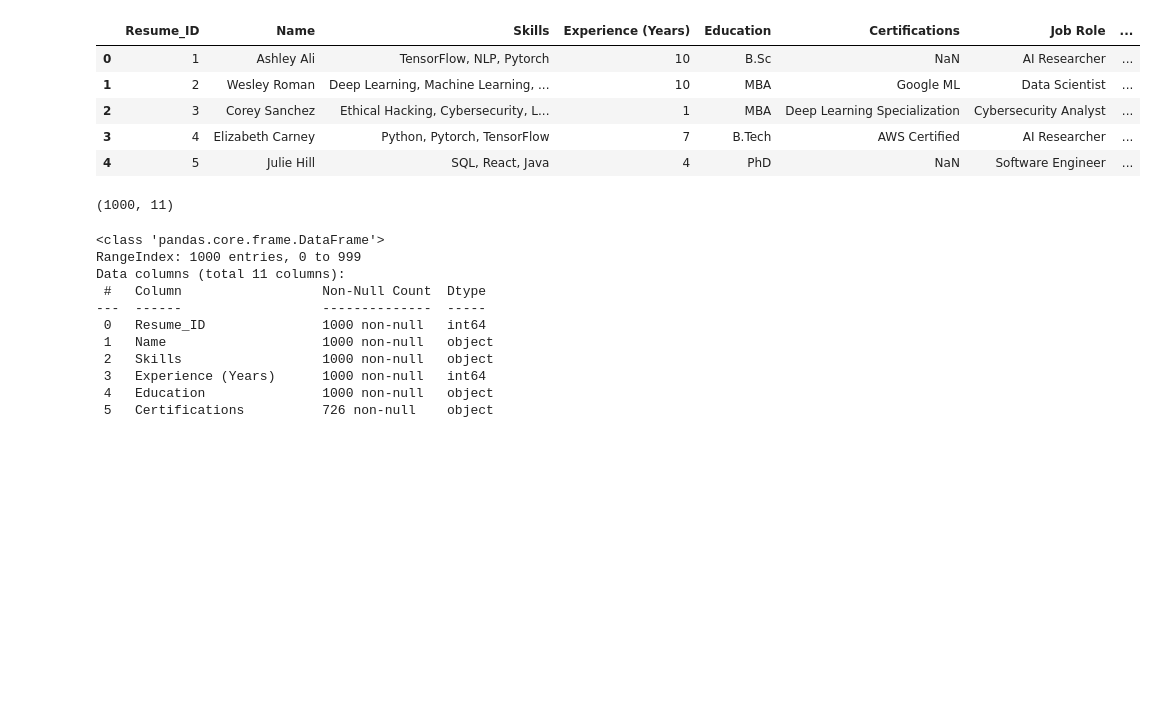
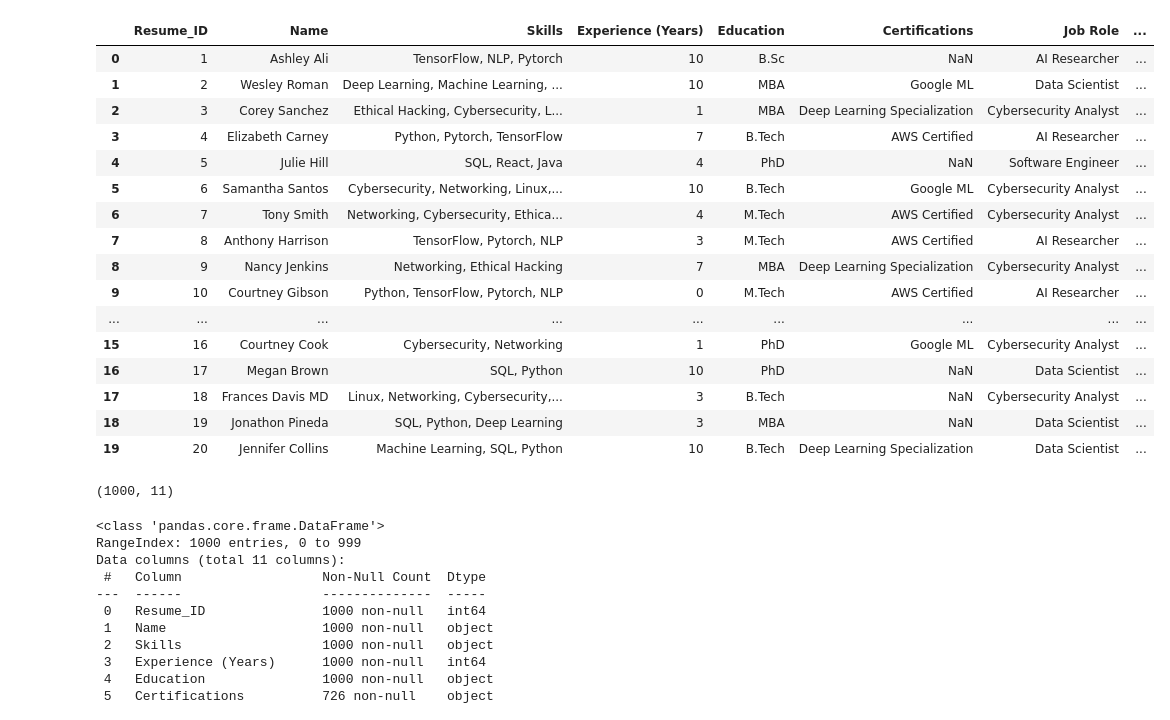
Before and after one commit to Krishna-Dhawangale/Resume-Screening-Machine-Learning-, a Jupyter notebook: SVM_Resume_Classification.ipynb, the cells around one changed output. Cells and saved outputs as stored; diff of their text form; code cells hidden in the pictures; blank space fills up the shorter version.

Commit message:
Support vector Machine Updated

```diff
--- a/SVM_Resume_Classification.ipynb
+++ b/SVM_Resume_Classification.ipynb
@@ -13,15 +13,26 @@ Mounted at /content/drive
 # %%
 import pandas as pd
 
 df = pd.read_csv('/content/drive/MyDrive/ML_Data/AI_Resume_Screening.csv')
-df.head()
+df.head(20)
 # %% [output]
 |  | Resume_ID | Name | Skills | Experience (Years) | Education | Certifications | Job Role | ... |
 | 0 | 1 | Ashley Ali | TensorFlow, NLP, Pytorch | 10 | B.Sc | NaN | AI Researcher | ... |
 | 1 | 2 | Wesley Roman | Deep Learning, Machine Learning, ... | 10 | MBA | Google ML | Data Scientist | ... |
 | 2 | 3 | Corey Sanchez | Ethical Hacking, Cybersecurity, L... | 1 | MBA | Deep Learning Specialization | Cybersecurity Analyst | ... |
 | 3 | 4 | Elizabeth Carney | Python, Pytorch, TensorFlow | 7 | B.Tech | AWS Certified | AI Researcher | ... |
 | 4 | 5 | Julie Hill | SQL, React, Java | 4 | PhD | NaN | Software Engineer | ... |
+| 5 | 6 | Samantha Santos | Cybersecurity, Networking, Linux,... | 10 | B.Tech | Google ML | Cybersecurity Analyst | ... |
+| 6 | 7 | Tony Smith | Networking, Cybersecurity, Ethica... | 4 | M.Tech | AWS Certified | Cybersecurity Analyst | ... |
+| 7 | 8 | Anthony Harrison | TensorFlow, Pytorch, NLP | 3 | M.Tech | AWS Certified | AI Researcher | ... |
+| 8 | 9 | Nancy Jenkins | Networking, Ethical Hacking | 7 | MBA | Deep Learning Specialization | Cybersecurity Analyst | ... |
+| 9 | 10 | Courtney Gibson | Python, TensorFlow, Pytorch, NLP | 0 | M.Tech | AWS Certified | AI Researcher | ... |
+| ... | ... | ... | ... | ... | ... | ... | ... | ... |
+| 15 | 16 | Courtney Cook | Cybersecurity, Networking | 1 | PhD | Google ML | Cybersecurity Analyst | ... |
+| 16 | 17 | Megan Brown | SQL, Python | 10 | PhD | NaN | Data Scientist | ... |
+| 17 | 18 | Frances Davis MD | Linux, Networking, Cybersecurity,... | 3 | B.Tech | NaN | Cybersecurity Analyst | ... |
+| 18 | 19 | Jonathon Pineda | SQL, Python, Deep Learning | 3 | MBA | NaN | Data Scientist | ... |
+| 19 | 20 | Jennifer Collins | Machine Learning, SQL, Python | 10 | B.Tech | Deep Learning Specialization | Data Scientist | ... |
 # %%
 df.shape
 # %% [output]
```
Also changed, not shown: parts of 71 cells of this notebook.
